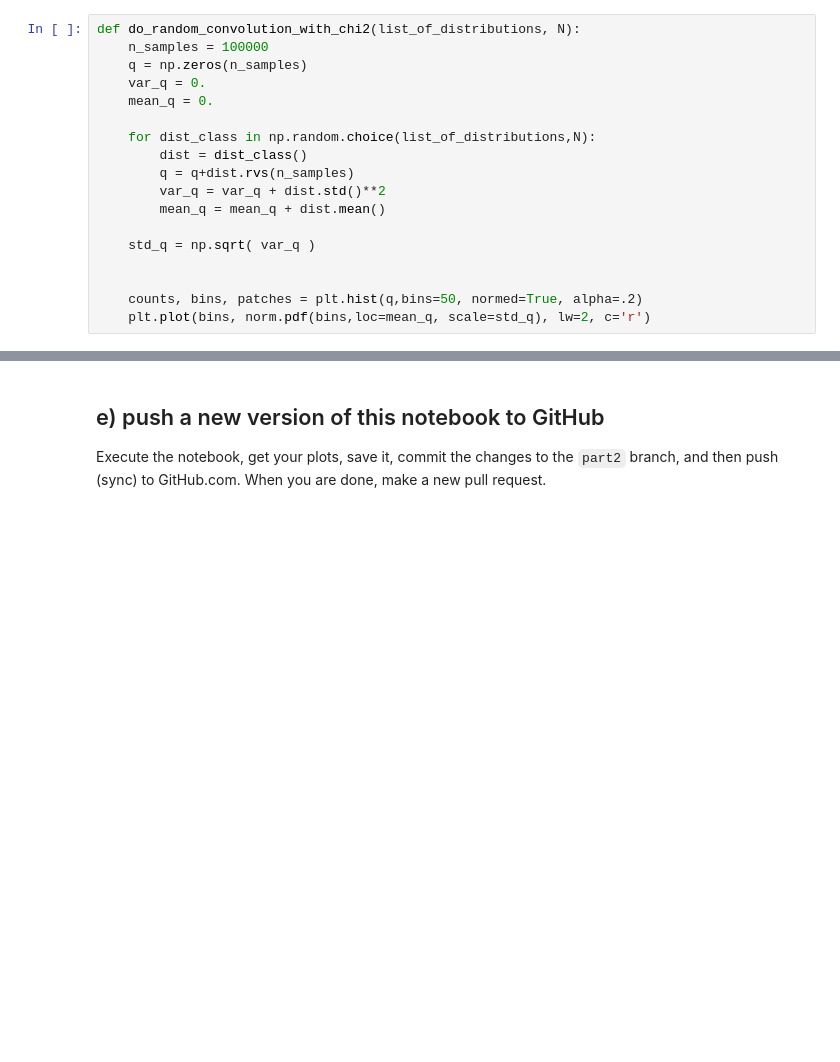
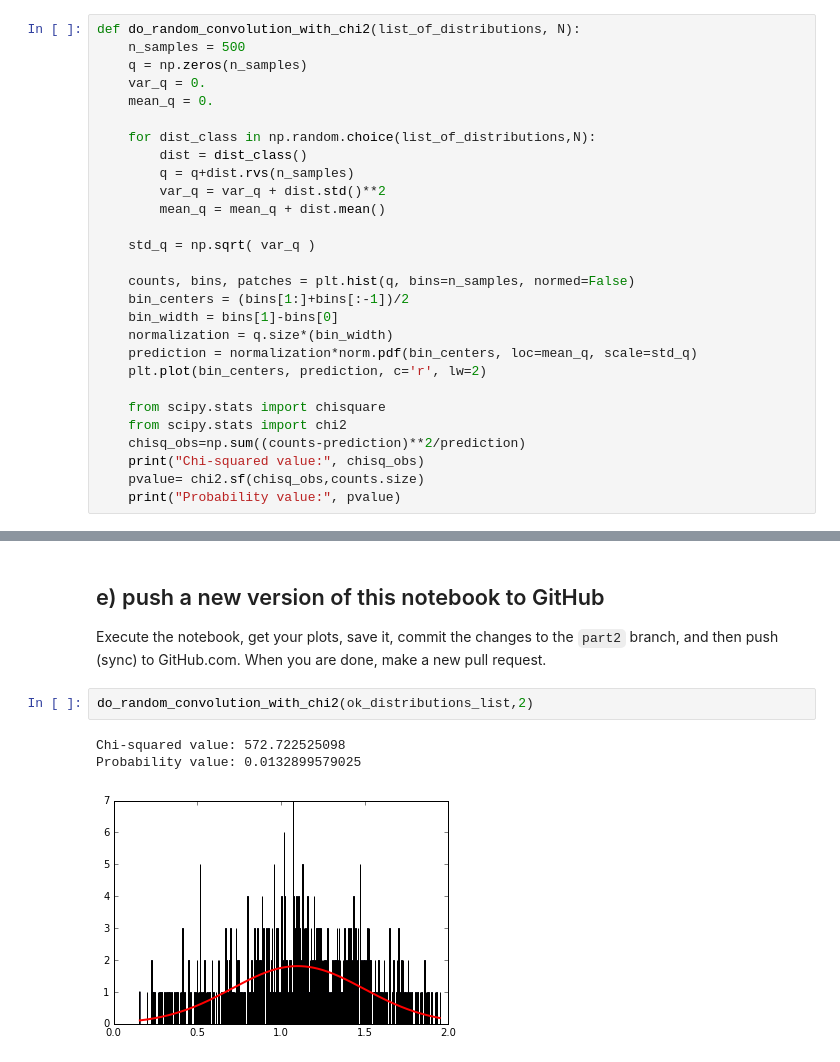
Before and after one commit to cranmer/intro-exp-phys-II, a Jupyter notebook: Central-Limit-Theorem.ipynb, the cells around one changed output, grey strips where cells are left out. Drawn from its saved outputs; the diff is of its cells as text; blank space fills up the shorter version.

```diff
--- a/Central-Limit-Theorem.ipynb
+++ b/Central-Limit-Theorem.ipynb
@@ -230,7 +338,7 @@ Below is a copy of the `do_random_convolution` function with a new name. Modify
 YOu might want to check out the [chi-square-of-distribution](chi-square-of-distribution.ipynb) notebook
 # %%
 def do_random_convolution_with_chi2(list_of_distributions, N):
-    n_samples = 100000
+    n_samples = 500
     q = np.zeros(n_samples)
     var_q = 0.
     mean_q = 0.
@@ -243,9 +351,19 @@ def do_random_convolution_with_chi2(list_of_distributions, N):
 
     std_q = np.sqrt( var_q )
 
+    counts, bins, patches = plt.hist(q, bins=n_samples, normed=False)
+    bin_centers = (bins[1:]+bins[:-1])/2
+    bin_width = bins[1]-bins[0]
+    normalization = q.size*(bin_width)
+    prediction = normalization*norm.pdf(bin_centers, loc=mean_q, scale=std_q)
+    plt.plot(bin_centers, prediction, c='r', lw=2)
 
-    counts, bins, patches = plt.hist(q,bins=50, normed=True, alpha=.2)
-    plt.plot(bins, norm.pdf(bins,loc=mean_q, scale=std_q), lw=2, c='r')
+    from scipy.stats import chisquare
+    from scipy.stats import chi2
+    chisq_obs=np.sum((counts-prediction)**2/prediction)
+    print("Chi-squared value:", chisq_obs)
+    pvalue= chi2.sf(chisq_obs,counts.size)
+    print("Probability value:", pvalue)
 # %% [markdown]
 ## d) Make a plot
 
@@ -254,3 +372,9 @@ Plot the $\chi^2$ quantity vs. N for N=2,4,8,16,32
 ## e) push a new version of this notebook to GitHub
 
 Execute the notebook, get your plots, save it, commit the changes to the `part2` branch, and then push (sync) to GitHub.com.  When you are done, make a new pull request.
+# %%
+do_random_convolution_with_chi2(ok_distributions_list,2)
+# %% [output]
+Chi-squared value: 572.722525098
+Probability value: 0.0132899579025
+[figure, added]
```
Also changed, not shown: parts of 21 cells of this notebook.
